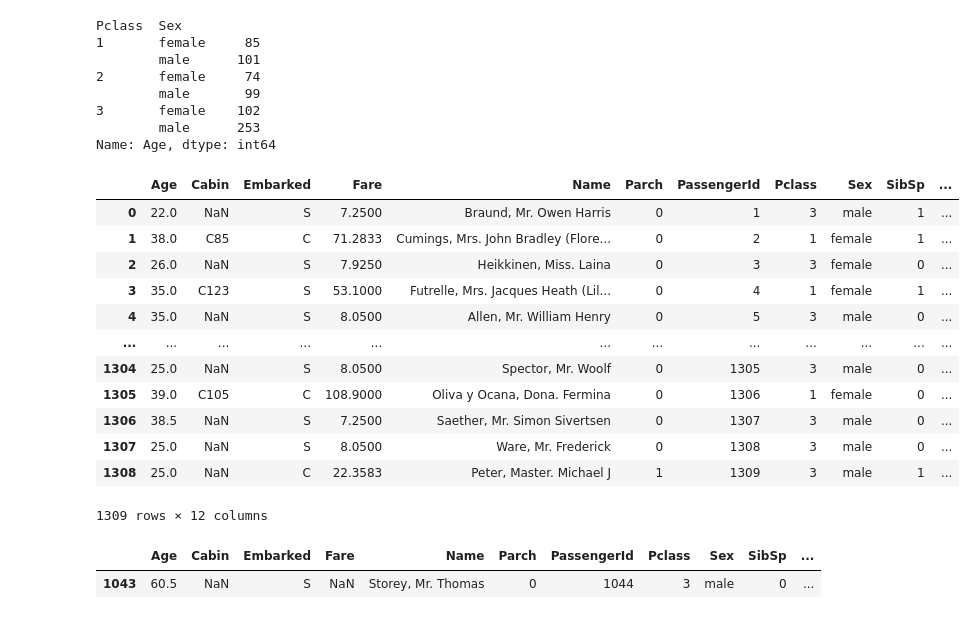
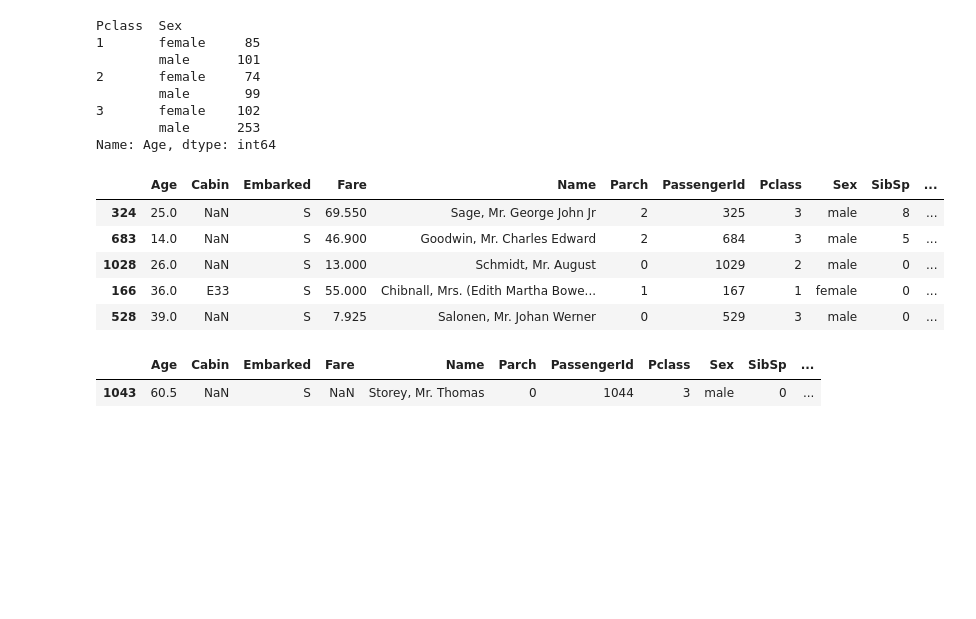
Before and after one commit to johnhhu2020/Kaggle-Machine-Learning-Feature-Engineering, a Jupyter notebook: 87%_Titanic_MachineLearning.ipynb, the cells around one changed output. Drawn from its saved outputs; the diff is of its cells as text; code cells hidden in the pictures; blank space fills up the shorter version.

```diff
--- a/87%_Titanic_MachineLearning.ipynb
+++ b/87%_Titanic_MachineLearning.ipynb
@@ -184,21 +174,14 @@ Name: Age, dtype: int64
 # %%
 #replace the missing value with the medians of each group
 df_all['Age']=df_all.groupby(['Pclass','Sex'])['Age'].apply(lambda x:x.fillna(x.median()))
-df_all
+df_all.sample(5)
 # %% [output]
 |  | Age | Cabin | Embarked | Fare | Name | Parch | PassengerId | Pclass | Sex | SibSp | ... |
-| 0 | 22.0 | NaN | S | 7.2500 | Braund, Mr. Owen Harris | 0 | 1 | 3 | male | 1 | ... |
-| 1 | 38.0 | C85 | C | 71.2833 | Cumings, Mrs. John Bradley (Flore... | 0 | 2 | 1 | female | 1 | ... |
-| 2 | 26.0 | NaN | S | 7.9250 | Heikkinen, Miss. Laina | 0 | 3 | 3 | female | 0 | ... |
-| 3 | 35.0 | C123 | S | 53.1000 | Futrelle, Mrs. Jacques Heath (Lil... | 0 | 4 | 1 | female | 1 | ... |
-| 4 | 35.0 | NaN | S | 8.0500 | Allen, Mr. William Henry | 0 | 5 | 3 | male | 0 | ... |
-| ... | ... | ... | ... | ... | ... | ... | ... | ... | ... | ... | ... |
-| 1304 | 25.0 | NaN | S | 8.0500 | Spector, Mr. Woolf | 0 | 1305 | 3 | male | 0 | ... |
-| 1305 | 39.0 | C105 | C | 108.9000 | Oliva y Ocana, Dona. Fermina | 0 | 1306 | 1 | female | 0 | ... |
-| 1306 | 38.5 | NaN | S | 7.2500 | Saether, Mr. Simon Sivertsen | 0 | 1307 | 3 | male | 0 | ... |
-| 1307 | 25.0 | NaN | S | 8.0500 | Ware, Mr. Frederick | 0 | 1308 | 3 | male | 0 | ... |
-| 1308 | 25.0 | NaN | C | 22.3583 | Peter, Master. Michael J | 1 | 1309 | 3 | male | 1 | ... |
+| 324 | 25.0 | NaN | S | 69.550 | Sage, Mr. George John Jr | 2 | 325 | 3 | male | 8 | ... |
+| 683 | 14.0 | NaN | S | 46.900 | Goodwin, Mr. Charles Edward | 2 | 684 | 3 | male | 5 | ... |
+| 1028 | 26.0 | NaN | S | 13.000 | Schmidt, Mr. August | 0 | 1029 | 2 | male | 0 | ... |
+| 166 | 36.0 | E33 | S | 55.000 | Chibnall, Mrs. (Edith Martha Bowe... | 1 | 167 | 1 | female | 0 | ... |
+| 528 | 39.0 | NaN | S | 7.925 | Salonen, Mr. Johan Werner | 0 | 529 | 3 | male | 0 | ... |
-1309 rows × 12 columns
 # %%
 ####2 data cleansing Fare
 # %%
```
Also changed, not shown: parts of 34 cells of this notebook.
